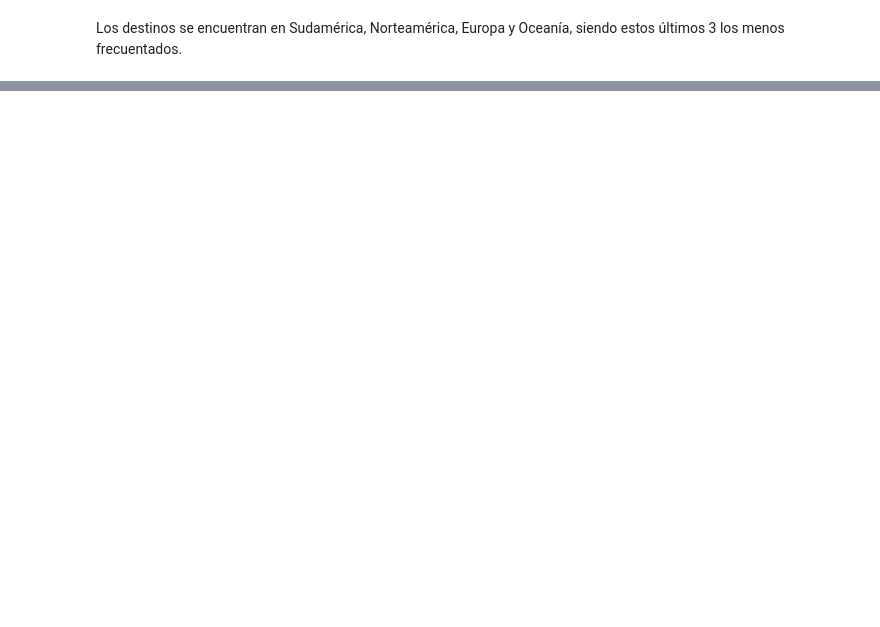
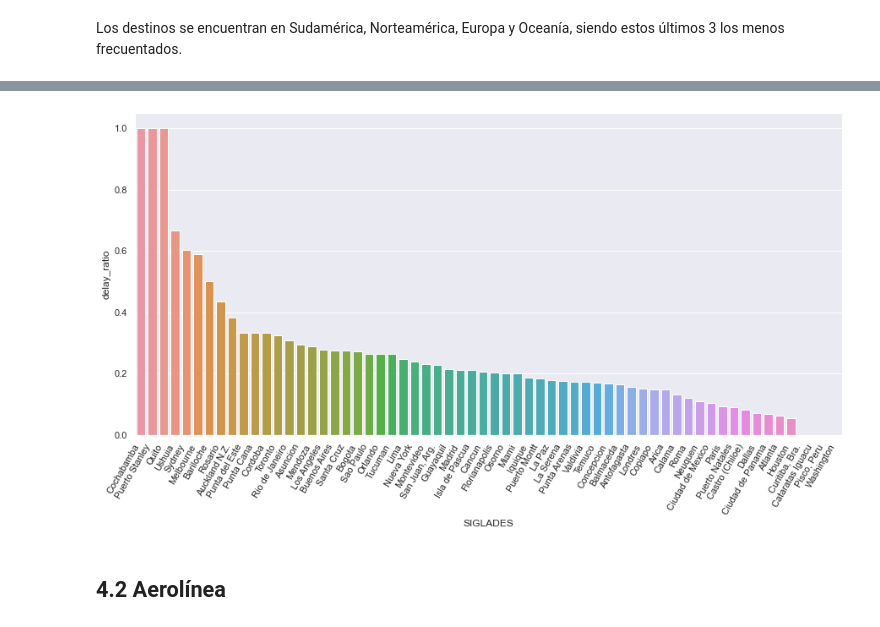
Before and after one commit to igonzalezperez/airline-challenge, a Jupyter notebook: solution.ipynb, the cells around one changed output, grey strips where cells are left out. Saved outputs shown, nothing was run; the diff lists cells and outputs as text; code cells hidden in the pictures; blank space fills up the shorter version.

```diff
--- a/solution.ipynb
+++ b/solution.ipynb
@@ -811,0 +834,2 @@ Los destinos se encuentran en Sudamérica, Norteamérica, Europa y Oceanía, sie
+# %%
+data['atraso_15'] = (data['Fecha-O'] - data['Fecha-I']) / pd.Timedelta(1, 'm') >= 15
@@ -811,0 +838,10 @@ Los destinos se encuentran en Sudamérica, Norteamérica, Europa y Oceanía, sie
+# %%
+def get_day_period(date: datetime.datetime) -> str:
+    if 5 <= date.hour <= 11:
+        return 'mañana'
+    elif 12 <= date.hour <= 18:
+        return 'tarde'
+    else:
+        return 'noche'
+# %%
+data['periodo_dia'] = data['Fecha-I'].apply(get_day_period)
@@ -811,0 +851,6 @@ Los destinos se encuentran en Sudamérica, Norteamérica, Europa y Oceanía, sie
+# %%
+des_rate = data[['SIGLADES', 'atraso_15']].groupby('SIGLADES').agg(['sum', 'count'])['atraso_15']
+des_rate['delay_ratio'] = des_rate['sum'] / des_rate['count']
+des_rate.reset_index(inplace=True)
+des_rate.sort_values('delay_ratio', inplace=True, ascending=False)
+des_rate
@@ -811,0 +871,8 @@ Los destinos se encuentran en Sudamérica, Norteamérica, Europa y Oceanía, sie
+# %%
+fig, ax = plt.subplots(1, 1, figsize=(15, 7))
+sns.barplot(data=des_rate, x='SIGLADES', y='delay_ratio', ax=ax)
+_ = ax.set_xticklabels(ax.get_xticklabels(), rotation=60, horizontalalignment='right')
+# %% [output]
+[figure, added]
+# %% [markdown]
+## 4.2 Aerolínea
```
Also changed, not shown: parts of 21 cells of this notebook.
